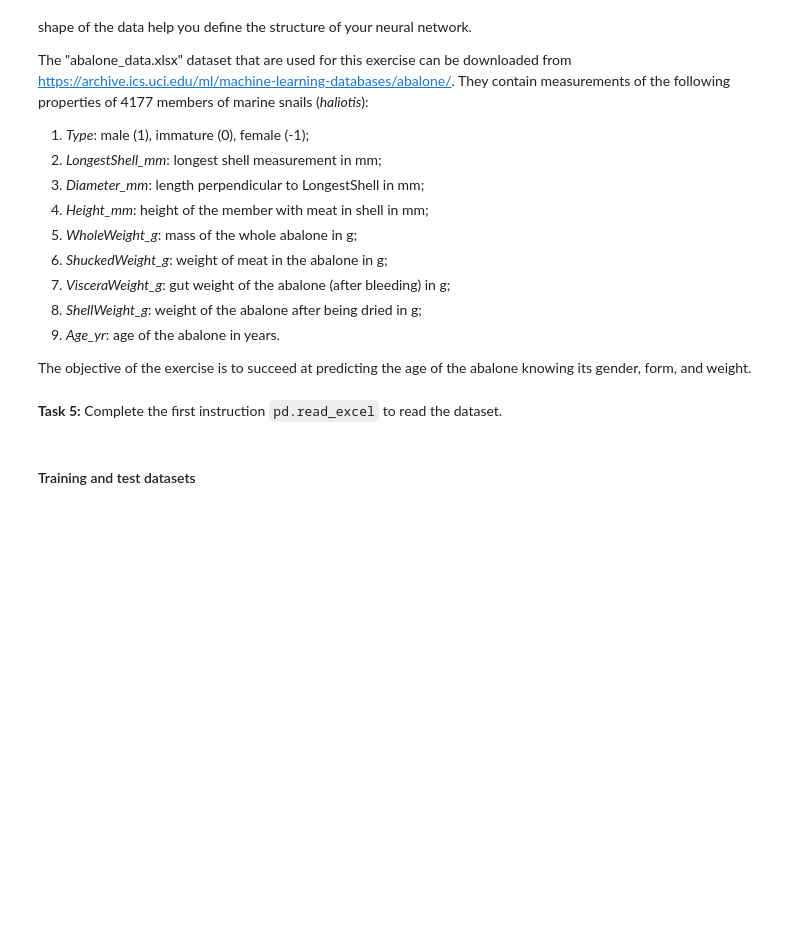
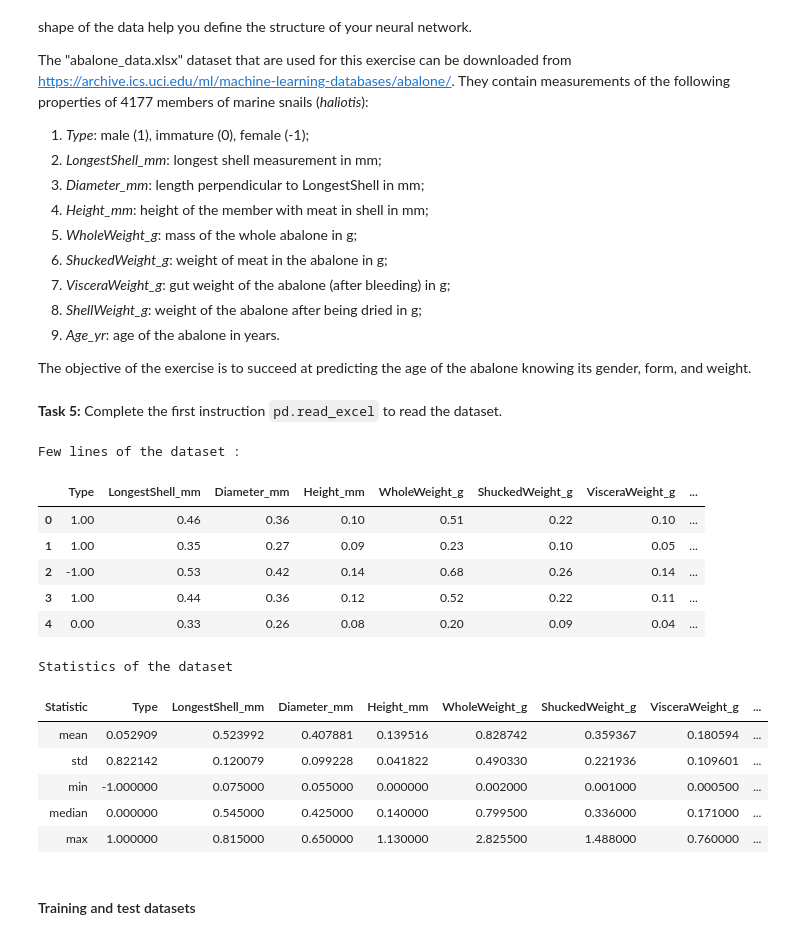
Before and after one commit to GregHsr/BigData, a Jupyter notebook: 2022_ANN_Exercise_HUSSER_GREGOIRE.ipynb, the cells around one changed output. Saved outputs shown, nothing was run; the diff lists cells and outputs as text; code cells hidden in the pictures; blank space fills up the shorter version.

````diff
--- a/2022_ANN_Exercise_HUSSER_GREGOIRE.ipynb
+++ b/2022_ANN_Exercise_HUSSER_GREGOIRE.ipynb
@@ -196,11 +291,26 @@ The objective of the exercise is to succeed at predicting the age of the abalone
 # %% [markdown]
 <strong>Task 5:</strong> Complete the first instruction ```pd.read_excel``` to read the dataset.
 # %%
-df = pd.read_excel(, sheet_name= )
+df = pd.read_excel("abalone_data.xlsx", sheet_name="Sheet1")
 display(df.head(5).style.format("{0:.2f}").set_caption("Few lines of the dataset :"))
 dfsum = datasum(df)
 pd.options.display.float_format = '{:,.2f}'.format
 display(dfsum.style.hide(axis = "index").set_caption("Statistics of the dataset"))
+# %% [output]
+Few lines of the dataset :
+|  | Type | LongestShell_mm | Diameter_mm | Height_mm | WholeWeight_g | ShuckedWeight_g | VisceraWeight_g | ... |
+| 0 | 1.00 | 0.46 | 0.36 | 0.10 | 0.51 | 0.22 | 0.10 | ... |
+| 1 | 1.00 | 0.35 | 0.27 | 0.09 | 0.23 | 0.10 | 0.05 | ... |
+| 2 | -1.00 | 0.53 | 0.42 | 0.14 | 0.68 | 0.26 | 0.14 | ... |
+| 3 | 1.00 | 0.44 | 0.36 | 0.12 | 0.52 | 0.22 | 0.11 | ... |
+| 4 | 0.00 | 0.33 | 0.26 | 0.08 | 0.20 | 0.09 | 0.04 | ... |
+Statistics of the dataset
+| Statistic | Type | LongestShell_mm | Diameter_mm | Height_mm | WholeWeight_g | ShuckedWeight_g | VisceraWeight_g | ... |
+| mean | 0.052909 | 0.523992 | 0.407881 | 0.139516 | 0.828742 | 0.359367 | 0.180594 | ... |
+| std | 0.822142 | 0.120079 | 0.099228 | 0.041822 | 0.490330 | 0.221936 | 0.109601 | ... |
+| min | -1.000000 | 0.075000 | 0.055000 | 0.000000 | 0.002000 | 0.001000 | 0.000500 | ... |
+| median | 0.000000 | 0.545000 | 0.425000 | 0.140000 | 0.799500 | 0.336000 | 0.171000 | ... |
+| max | 1.000000 | 0.815000 | 0.650000 | 1.130000 | 2.825500 | 1.488000 | 0.760000 | ... |
 # %% [markdown]
 #### Training and test datasets
 # %% [markdown]
````
Also changed, not shown: parts of 19 cells of this notebook, 1 other file.
